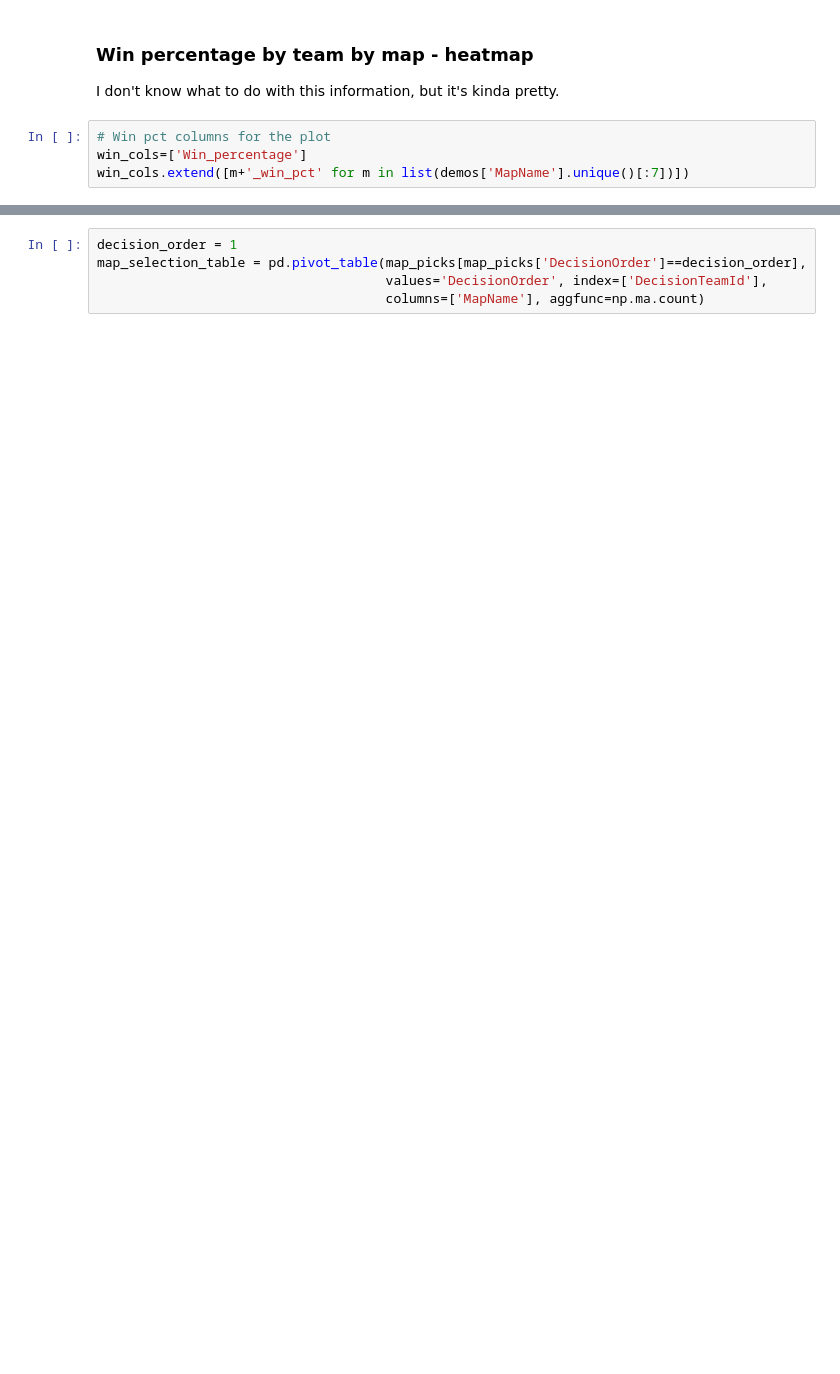
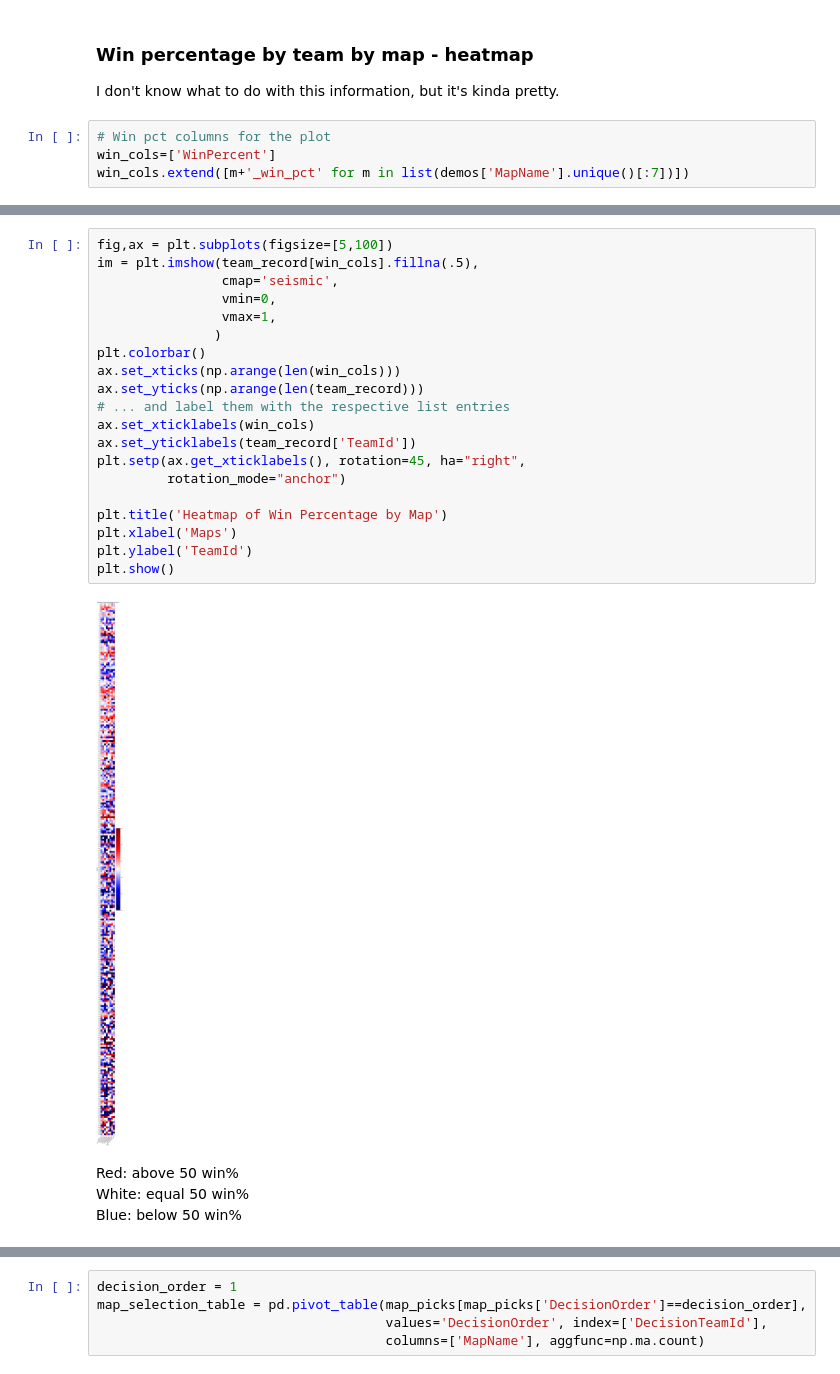
Before and after one commit to guidopetri/csgo-map-bandits, a Jupyter notebook: csgo_eda_michael.ipynb, the cells around one changed output, grey strips where cells are left out. Cells and saved outputs as stored; diff of their text form; blank space fills up the shorter version.

```diff
--- a/csgo_eda_michael.ipynb
+++ b/csgo_eda_michael.ipynb
@@ -158,5 +161,5 @@ Text(0, 0.5, 'Number of teams')
 I don't know what to do with this information, but it's kinda pretty.
 # %%
 # Win pct columns for the plot
-win_cols=['Win_percentage']
+win_cols=['WinPercent']
 win_cols.extend([m+'_win_pct' for m in list(demos['MapName'].unique()[:7])])
@@ -168 +193,27 @@ ax = sns.heatmap(team_record[win_cols].fillna(0))
+# %%
+fig,ax = plt.subplots(figsize=[5,100])
+im = plt.imshow(team_record[win_cols].fillna(.5),
+                cmap='seismic',
+                vmin=0,
+                vmax=1,
+               )
+plt.colorbar()
+ax.set_xticks(np.arange(len(win_cols)))
+ax.set_yticks(np.arange(len(team_record)))
+# ... and label them with the respective list entries
+ax.set_xticklabels(win_cols)
+ax.set_yticklabels(team_record['TeamId'])
+plt.setp(ax.get_xticklabels(), rotation=45, ha="right",
+         rotation_mode="anchor")
+
+plt.title('Heatmap of Win Percentage by Map')
+plt.xlabel('Maps')
+plt.ylabel('TeamId')
+plt.show()
+# %% [output]
+[figure, added]
+# %% [markdown]
+Red: above 50 win%
+White: equal 50 win%
+Blue: below 50 win%
 # %% [markdown]
```
Also changed, not shown: parts of 12 cells of this notebook.
